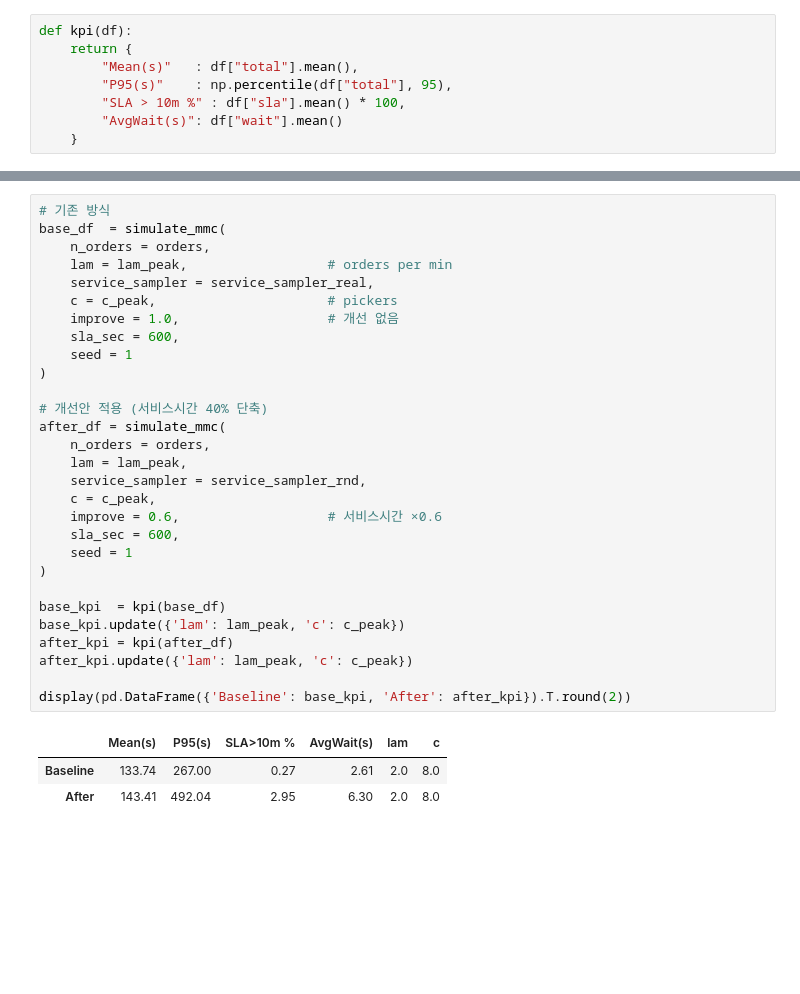
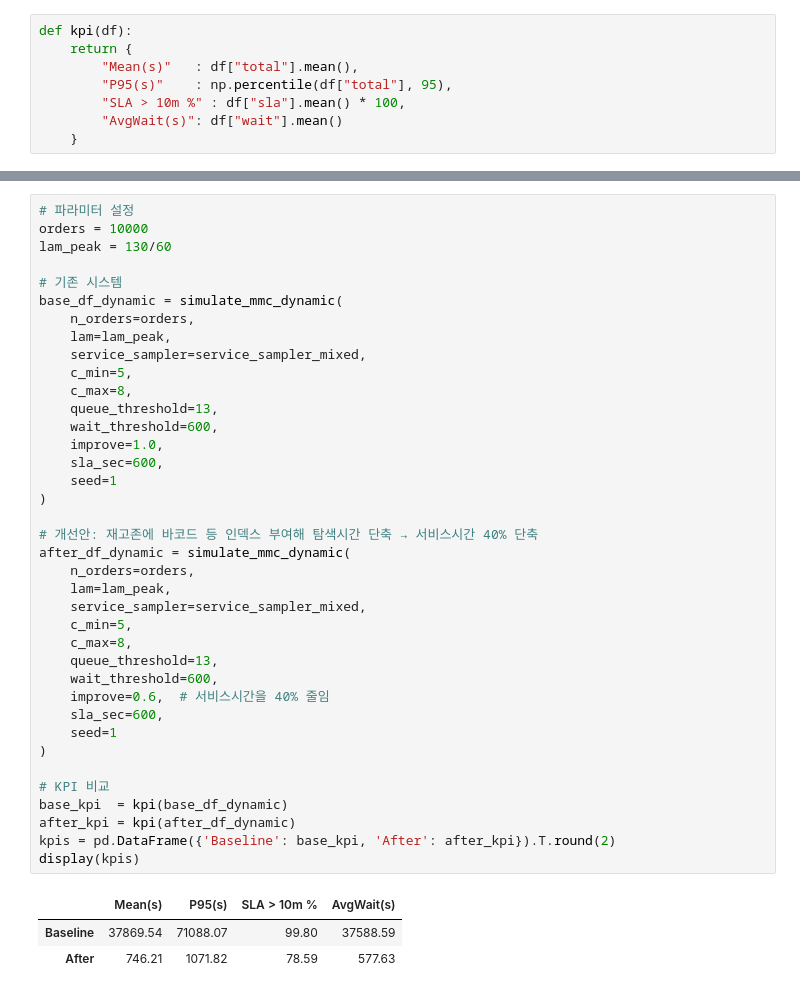
Before and after one commit to hoyeonj981/MyColab, a Jupyter notebook: MMC_MC_Sim.ipynb, the cells around one changed output, grey strips where cells are left out. Saved outputs shown, nothing was run; the diff lists cells and outputs as text; blank space fills up the shorter version.

```diff
--- a/MMC_MC_Sim.ipynb
+++ b/MMC_MC_Sim.ipynb
@@ -181,33 +192,42 @@ sample size = 384
 # %%
-# 기존 방식
-base_df  = simulate_mmc(
-    n_orders = orders,
-    lam = lam_peak,                  # orders per min
-    service_sampler = service_sampler_real,
-    c = c_peak,                      # pickers
-    improve = 1.0,                   # 개선 없음
-    sla_sec = 600,
-    seed = 1
+# 파라미터 설정
+orders = 10000
+lam_peak = 130/60
+
+# 기존 시스템
+base_df_dynamic = simulate_mmc_dynamic(
+    n_orders=orders,
+    lam=lam_peak,
+    service_sampler=service_sampler_mixed,
+    c_min=5,
+    c_max=8,
+    queue_threshold=13,
+    wait_threshold=600,
+    improve=1.0,
+    sla_sec=600,
+    seed=1
 )
 
-# 개선안 적용 (서비스시간 40% 단축)
-after_df = simulate_mmc(
-    n_orders = orders,
-    lam = lam_peak,
-    service_sampler = service_sampler_rnd,
-    c = c_peak,
-    improve = 0.6,                   # 서비스시간 ×0.6
-    sla_sec = 600,
-    seed = 1
+# 개선안: 재고존에 바코드 등 인덱스 부여해 탐색시간 단축 → 서비스시간 40% 단축
+after_df_dynamic = simulate_mmc_dynamic(
+    n_orders=orders,
+    lam=lam_peak,
+    service_sampler=service_sampler_mixed,
+    c_min=5,
+    c_max=8,
+    queue_threshold=13,
+    wait_threshold=600,
+    improve=0.6,  # 서비스시간을 40% 줄임
+    sla_sec=600,
+    seed=1
 )
 
-base_kpi  = kpi(base_df)
-base_kpi.update({'lam': lam_peak, 'c': c_peak})
-after_kpi = kpi(after_df)
-after_kpi.update({'lam': lam_peak, 'c': c_peak})
-
-display(pd.DataFrame({'Baseline': base_kpi, 'After': after_kpi}).T.round(2))
+# KPI 비교
+base_kpi  = kpi(base_df_dynamic)
+after_kpi = kpi(after_df_dynamic)
+kpis = pd.DataFrame({'Baseline': base_kpi, 'After': after_kpi}).T.round(2)
+display(kpis)
 # %% [output]
-|  | Mean(s) | P95(s) | SLA>10m % | AvgWait(s) | lam | c |
-| Baseline | 133.74 | 267.00 | 0.27 | 2.61 | 2.0 | 8.0 |
-| After | 143.41 | 492.04 | 2.95 | 6.30 | 2.0 | 8.0 |
+|  | Mean(s) | P95(s) | SLA > 10m % | AvgWait(s) |
+| Baseline | 37869.54 | 71088.07 | 99.80 | 37588.59 |
+| After | 746.21 | 1071.82 | 78.59 | 577.63 |
```
Also changed, not shown: parts of 8 cells of this notebook.
